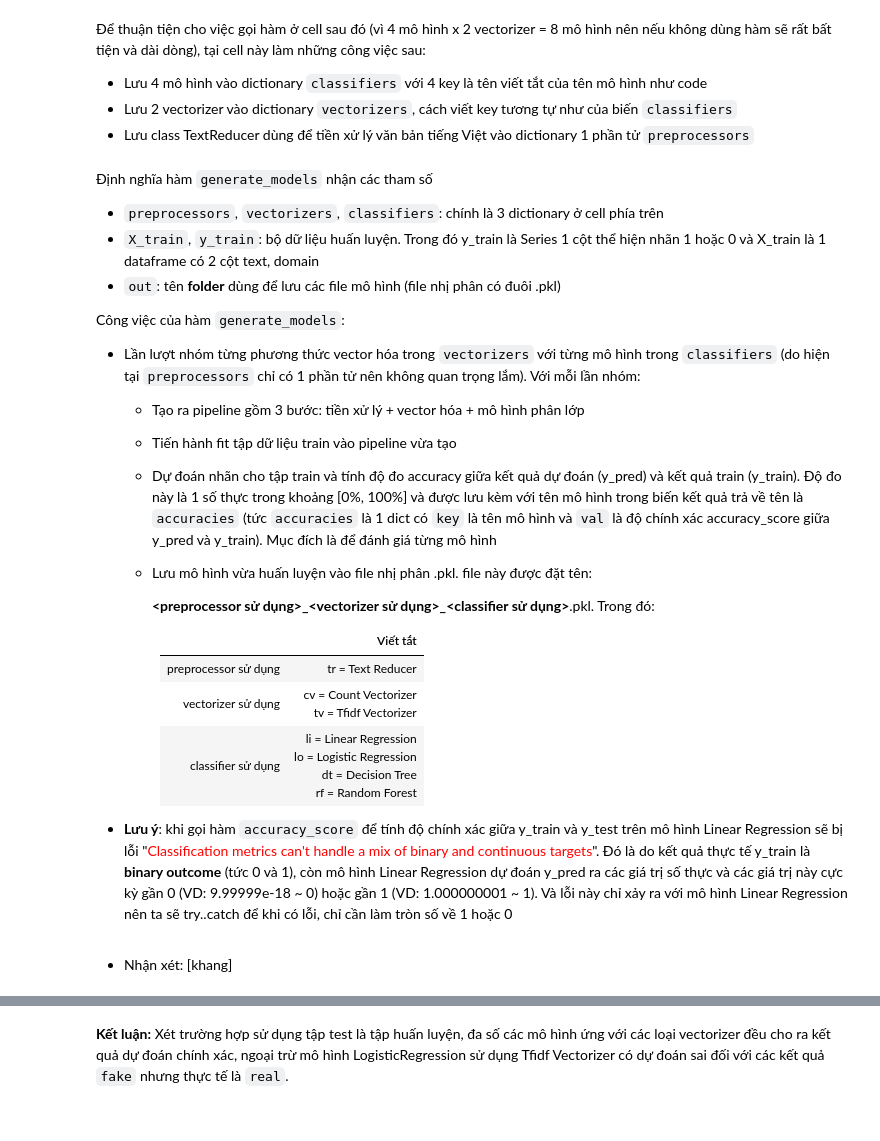
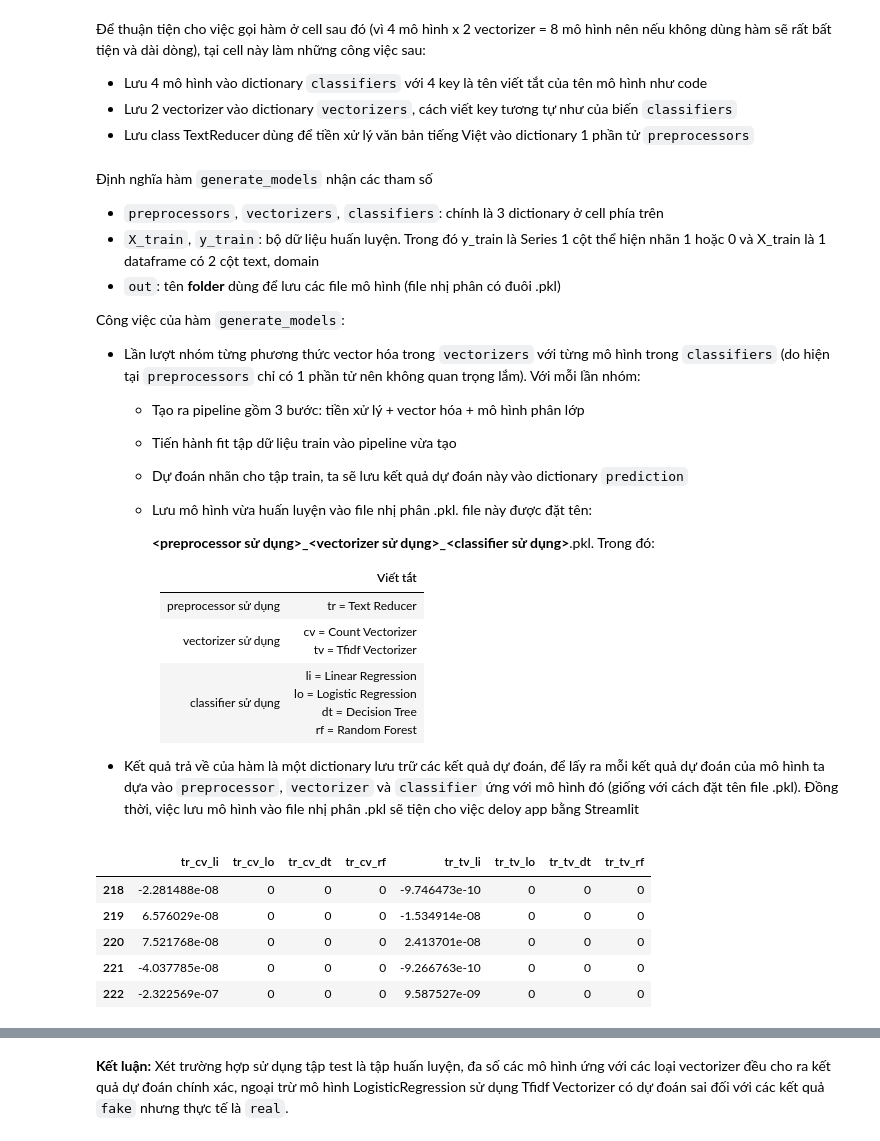
Before and after one commit to LeKiet258/DS-Project03-Fake-News-Detection, a Jupyter notebook: Project_3.ipynb, the cells around one changed output, grey strips where cells are left out. Saved outputs shown, nothing was run; the diff lists cells and outputs as text; code cells hidden in the pictures.

```diff
--- a/Project_3.ipynb
+++ b/Project_3.ipynb
@@ -188,7 +187,7 @@ Công việc của hàm `generate_models`:
 - Lần lượt nhóm từng phương thức vector hóa trong `vectorizers` với từng mô hình trong `classifiers` (do hiện tại `preprocessors` chỉ có 1 phần tử nên không quan trọng lắm). Với mỗi lần nhóm:
     - Tạo ra pipeline gồm 3 bước: tiền xử lý + vector hóa + mô hình phân lớp
     - Tiến hành fit tập dữ liệu train vào pipeline vừa tạo
-    - Dự đoán nhãn cho tập train và tính độ đo accuracy giữa kết quả dự đoán (y_pred) và kết quả train (y_train). Độ đo này là 1 số thực trong khoảng [0%, 100%] và được lưu kèm với tên mô hình trong biến kết quả trả về tên là `accuracies` (tức `accuracies` là 1 dict có `key` là tên mô hình và `val` là độ chính xác accuracy_score giữa y_pred và y_train). Mục đích là để đánh giá từng mô hình
+    - Dự đoán nhãn cho tập train, ta sẽ lưu kết quả dự đoán này vào dictionary `prediction`
     - Lưu mô hình vừa huấn luyện vào file nhị phân .pkl. file này được đặt tên:
 
       **<preprocessor sử dụng>\_<vectorizer sử dụng>_<classifier sử dụng>**.pkl\. Trong đó:
@@ -201,7 +200,7 @@ Công việc của hàm `generate_models`:
 
 <p>
 
-- **Lưu ý**: khi gọi hàm `accuracy_score` để tính độ chính xác giữa y_train và y_test trên mô hình Linear Regression sẽ bị lỗi "<font color='red'>Classification metrics can't handle a mix of binary and continuous targets</font>". Đó là do kết quả thực tế y_train là **binary outcome** (tức 0 và 1), còn mô hình Linear Regression dự đoán y_pred ra các giá trị số thực và các giá trị này cực kỳ gần 0 (VD: 9.99999e-18 ~ 0) hoặc gần 1 (VD: 1.000000001 ~ 1). Và lỗi này chỉ xảy ra với mô hình Linear Regression nên ta sẽ try..catch để khi có lỗi, chỉ cần làm tròn số về 1 hoặc 0
+- Kết quả trả về của hàm là một dictionary lưu trữ các kết quả dự đoán, để lấy ra mỗi kết quả dự đoán của mô hình ta dựa vào `preprocessor`, `vectorizer` và `classifier` ứng với mô hình đó (giống với cách đặt tên file .pkl). Đồng thời, việc lưu mô hình vào file nhị phân .pkl sẽ tiện cho việc deloy app bằng Streamlit
 # %%
 def generate_models(preprocessors, vectorizers, classifiers, X_train, y_train, out):
     prediction = dict()
@@ -227,8 +226,13 @@ def generate_models(preprocessors, vectorizers, classifiers, X_train, y_train, o
 # %%
 X_train = news_df['text']
 y_train = news_df['label']
 
 prediction = generate_models(preprocessors, vectorizers, classifiers, X_train, y_train, 'models')
-prediction # chạy khoảng ~5p
+pd.DataFrame(prediction).tail(5) # chạy khoảng ~5p
+# %% [output]
+|  | tr_cv_li | tr_cv_lo | tr_cv_dt | tr_cv_rf | tr_tv_li | tr_tv_lo | tr_tv_dt | tr_tv_rf |
+| 218 | -2.281488e-08 | 0 | 0 | 0 | -9.746473e-10 | 0 | 0 | 0 |
+| 219 | 6.576029e-08 | 0 | 0 | 0 | -1.534914e-08 | 0 | 0 | 0 |
+| 220 | 7.521768e-08 | 0 | 0 | 0 | 2.413701e-08 | 0 | 0 | 0 |
+| 221 | -4.037785e-08 | 0 | 0 | 0 | -9.266763e-10 | 0 | 0 | 0 |
+| 222 | -2.322569e-07 | 0 | 0 | 0 | 9.587527e-09 | 0 | 0 | 0 |
-# %% [markdown]
-- Nhận xét: [khang]
```
Also changed, not shown: parts of 14 cells of this notebook.
